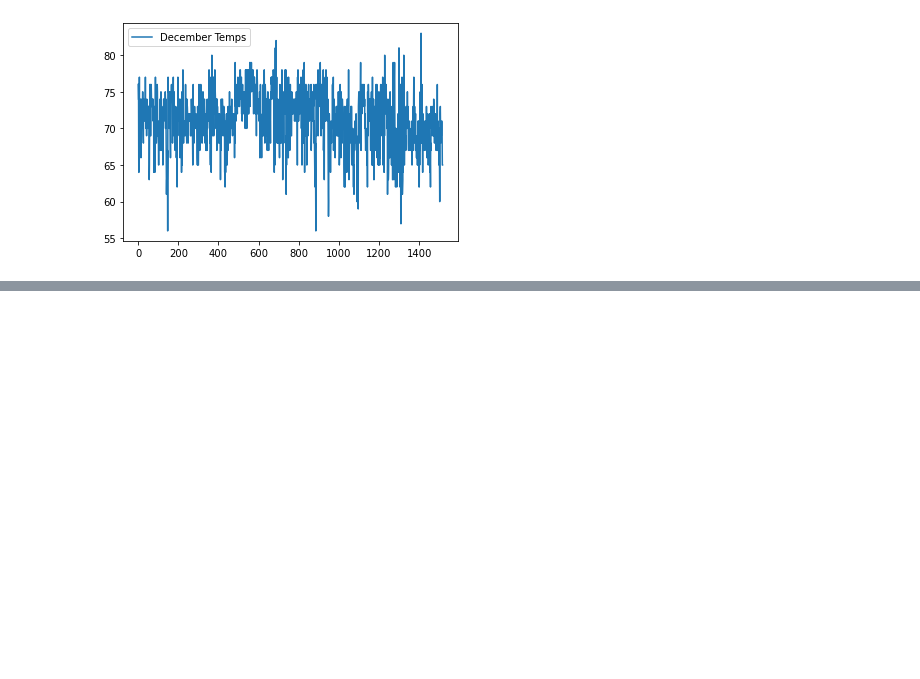
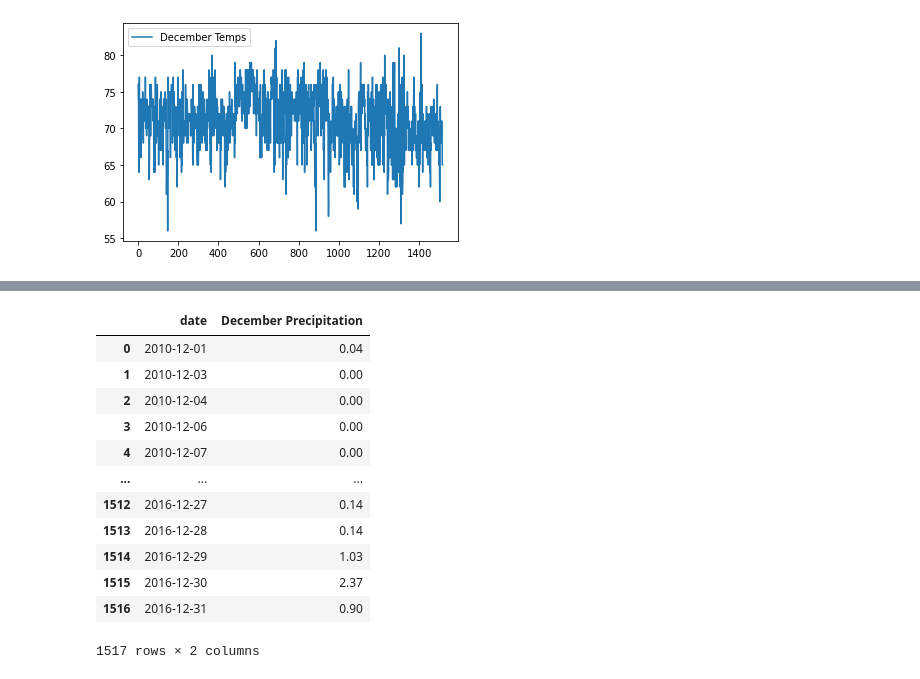
Before and after one commit to hankai26/surfs_up, a Jupyter notebook: SurfsUp_Challenge.ipynb, the cells around one changed output, grey strips where cells are left out. Cells and saved outputs as stored; diff of their text form; code cells hidden in the pictures; blank space fills up the shorter version.

```diff
--- a/SurfsUp_Challenge.ipynb
+++ b/SurfsUp_Challenge.ipynb
@@ -160,0 +198,5 @@ df_Dec.plot()
+# %%
+# Dec precipitation
+results_4 = session.query(Measurement.date, Measurement.prcp).filter(func.strftime("%m", Measurement.date) == mon_str_2)
+results_4.all()
+list(results_4)
@@ -160,0 +250,17 @@ df_Dec.plot()
+# %%
+df_Prcp_Dec = pd.DataFrame(results_4, columns=['date','December Precipitation'])
+df_Prcp_Dec
+# %% [output]
+|  | date | December Precipitation |
+| 0 | 2010-12-01 | 0.04 |
+| 1 | 2010-12-03 | 0.00 |
+| 2 | 2010-12-04 | 0.00 |
+| 3 | 2010-12-06 | 0.00 |
+| 4 | 2010-12-07 | 0.00 |
+| ... | ... | ... |
+| 1512 | 2016-12-27 | 0.14 |
+| 1513 | 2016-12-28 | 0.14 |
+| 1514 | 2016-12-29 | 1.03 |
+| 1515 | 2016-12-30 | 2.37 |
+| 1516 | 2016-12-31 | 0.90 |
+1517 rows × 2 columns
```
Also changed, not shown: parts of 7 cells of this notebook, 1 other file.
